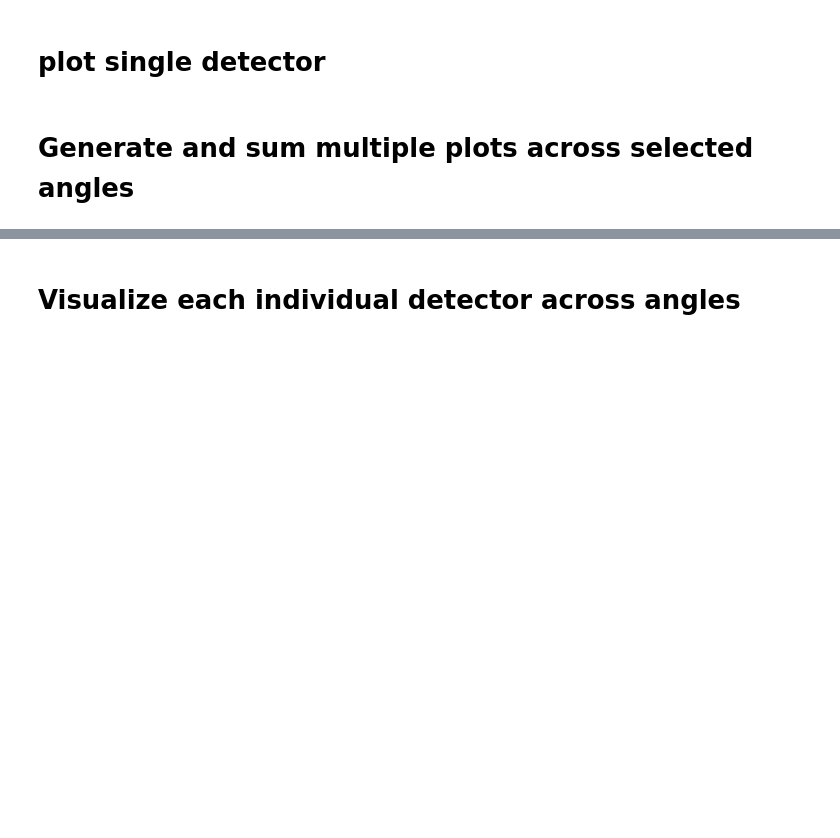
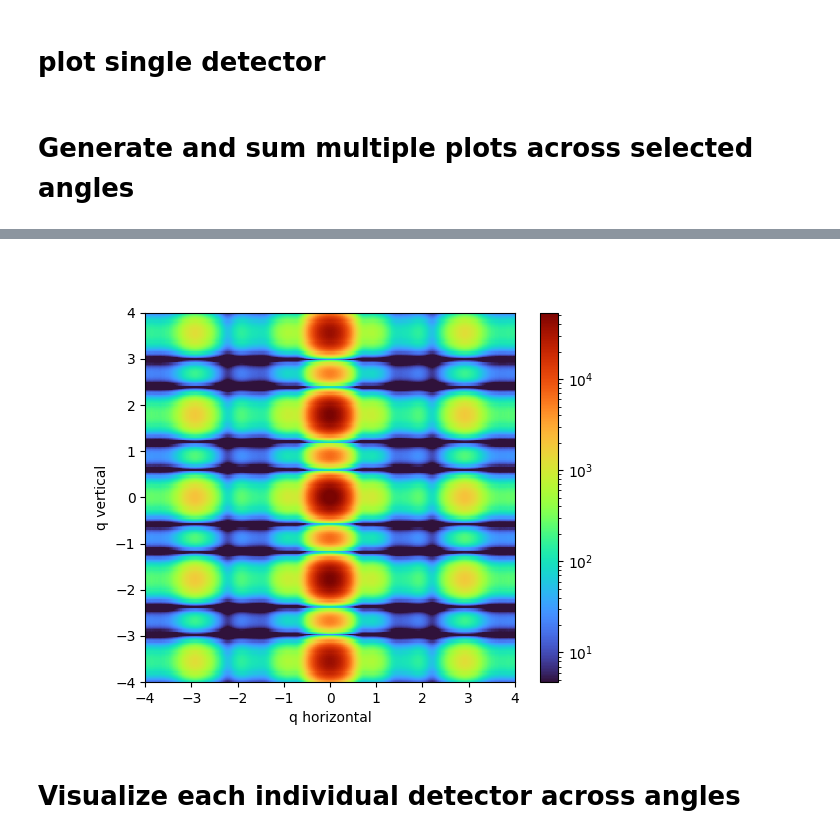
Before and after one commit to tchaney97/giwaxsim, a Jupyter notebook: giwaxs_forward_sim.ipynb, the cells around one changed output, grey strips where cells are left out. Cells and saved outputs as stored; diff of their text form; code cells hidden in the pictures; blank space fills up the shorter version.

```diff
--- a/giwaxs_forward_sim.ipynb
+++ b/giwaxs_forward_sim.ipynb
@@ -29,5 +30,5 @@ from giwaxs_comparison import mask_forbidden_pixels, mirror_qmap_positive_qxy_on
 dirr = os.getcwd()
 xyz_path = f'{dirr}/test_xyz_files/graphite_small.xyz'
 sigma = 0.2
-voxel_size = 0.1
-dens_grid, x_axis, y_axis, z_axis = generate_density_grid(xyz_path, sigma, voxel_size, min_ax_size=256)
+voxel_size = 0.25
+dens_grid, x_axis, y_axis, z_axis = generate_density_grid(xyz_path, sigma, voxel_size, min_ax_size=512)
@@ -60,4 +69,18 @@ print(f'Resolutions are [qx={qx_res:.4f}, qy={qy_res:.4f}, qz={qz_res:.4f}]')
 # %% [markdown]
 # Set up Detector
+# %%
+# optional downselect iq meshgrid based on max q desired
+max_q = 4
+iq_small, qx_small, qy_small, qz_small = downselect_meshgrid(iq, qx, qy, qz, max_q)
+
+#optional free up memory
+del iq
+del dens_grid
+
+#reassign variables
+iq = iq_small
+qx = qx_small
+qy = qy_small
+qz = qz_small
 # %%
 det_pixels = (200,200) #horizontal, vertical
@@ -131,0 +147,13 @@ np.save(f'{save_path}det_sum.npy', det_sum)
+# %%
+%%time
+# det_files = glob.glob(f'{save_path}det_ints_psi*_phi*.npy')
+det_files = filenames
+for i, det_file in enumerate(det_files):
+    det_img = np.load(det_file)
+    if i == 0:
+        det_sum = det_img
+    else:
+        det_sum += det_img
+#fold detector sum image to capture full disorder space
+det_sum = mirror_vertical_horizontal(det_sum)
+np.save(f'{save_path}det_sum.npy', det_sum)
@@ -132,16 +163,18 @@ np.save(f'{save_path}det_sum.npy', det_sum)
 # %%
 %matplotlib widget
 fig, ax1 = subplots()
 cax = ax1.imshow(det_sum,
-           norm=matplotlib.colors.Normalize(vmin=np.percentile(det_sum, 10), vmax=np.percentile(det_sum, 99.9)),
+           norm=matplotlib.colors.LogNorm(vmin=np.percentile(det_sum, 10), vmax=np.percentile(det_sum, 99.9)),
            extent=(np.min(det_h),np.max(det_h),np.min(det_v),np.max(det_v)),
            cmap='turbo',
            origin = 'lower')
 ax1.set_xlabel('q horizontal')
 ax1.set_ylabel('q vertical')
 # ax1.set_xlim(left=0)
 # ax1.set_ylim(bottom=0)
 cbar = fig.colorbar(cax, ax=ax1)
+# %% [output]
+[figure, added]
 # %% [markdown]
 # Visualize each individual detector across angles
 # %%
```
Also changed, not shown: parts of 10 cells of this notebook, 2 other files.
